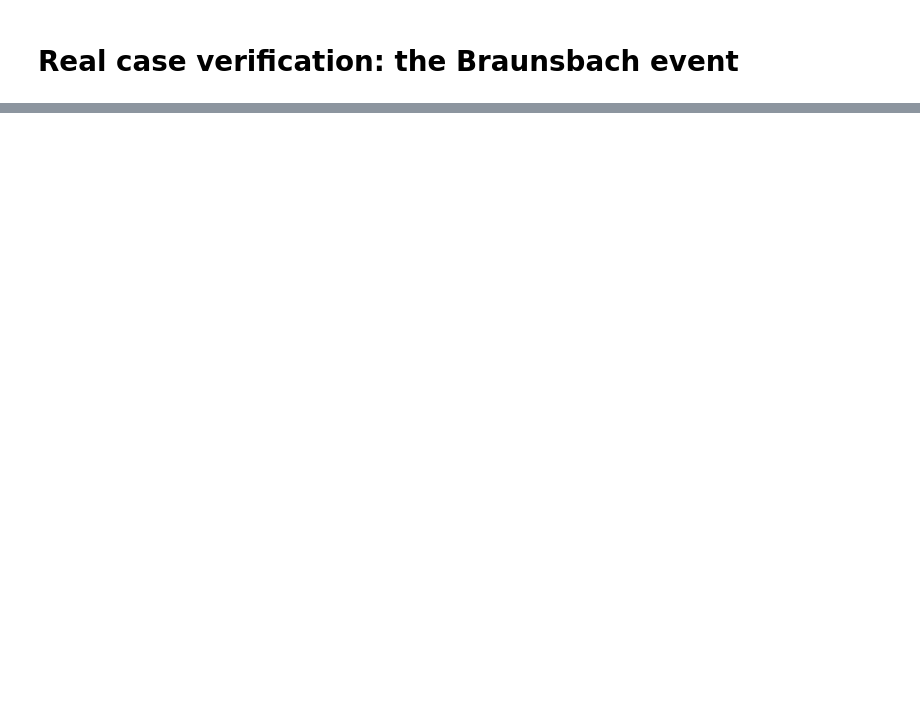
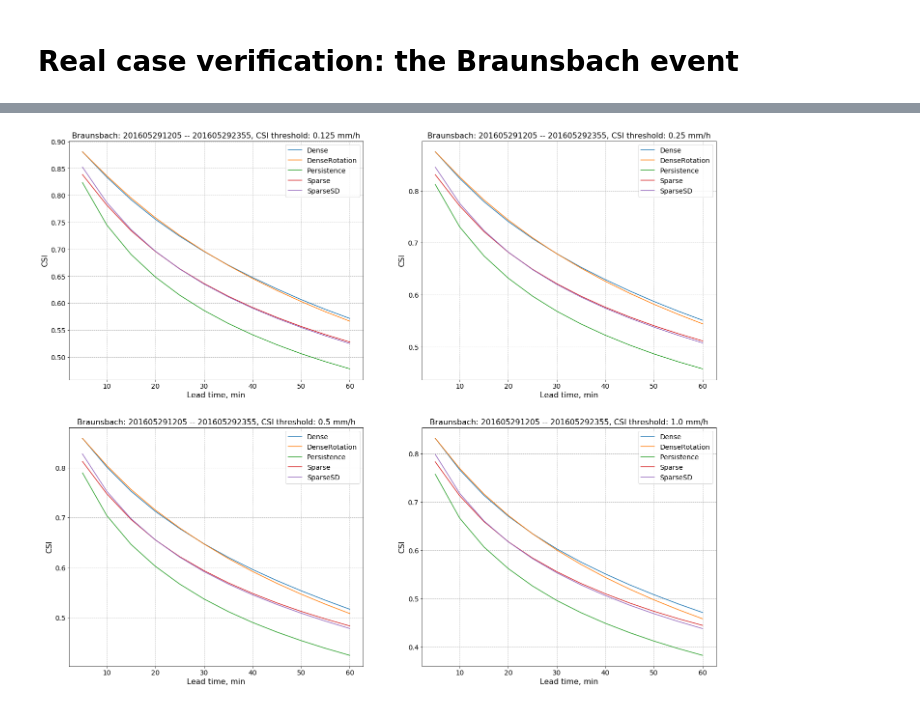
Before and after one commit to hydrogo/rainymotion, a Jupyter notebook: docs/source/notebooks/nowcasting.ipynb, the cells around one changed output, grey strips where cells are left out. Drawn from its saved outputs; the diff is of its cells as text; code cells hidden in the pictures; blank space fills up the shorter version.

Commit message:
recalculation with the brand new RYScaler; convertion options were added to utils

```diff
--- a/docs/source/notebooks/nowcasting.ipynb
+++ b/docs/source/notebooks/nowcasting.ipynb
@@ -148,9 +149,15 @@ def calculate_metrics_dict(eval_instance, results_instance,
 
             metrics_dict[model_name][key] = {model_name: {"CSI": None, "MAE": None}}
 
+            # observed ground-truth
             o = results_instance["GT"][key][()]
 
+            # results of nowcasting
             s = results_instance[model_name][key][()]
+
+            # convert values from depth (mm) to intensity (mm/h)
+            o = utils.depth2intensity(o)
+            s = utils.depth2intensity(s)
 
             metrics_dict[model_name][key]["CSI"] = calculate_CSI(o, s)
             metrics_dict[model_name][key]["MAE"] = calculate_MAE(o, s)
@@ -158,4 +165,4 @@ def calculate_metrics_dict(eval_instance, results_instance,
     return metrics_dict
 # %%
 %%time
-metrics_dict = calculate_metrics_dict(eval_idx, results, model_names=["Persistence", "Sparse", "SparseSD"])
+metrics_dict = calculate_metrics_dict(eval_idx, results)
@@ -165,7 +175,7 @@ np.save("../data/results_metrics.npy", metrics_dict)
 def MAE_simple_plot(metrics_dict, ax, axis=0):
 
     ### data preparation block ###
-
+    event_name = "Braunsbach"
     # create a useful keys
     model_names = sorted(list(metrics_dict.keys()))
 
@@ -191,11 +201,13 @@ def MAE_simple_plot(metrics_dict, ax, axis=0):
         ax.plot(t, data_to_plot, label=model)
 
     ax.grid(linestyle="--")
-    ax.legend()
+    ax.legend(fontsize=14)
 
-    ax.set_title("Event starts: {}, ends: {}".format(main_keys[0], main_keys[-1]))
-    ax.set_xlabel("Lead time, min")
-    ax.set_ylabel("MAE, mm")
+    ax.set_title("{}: {} -- {}".format(event_name.title(), main_keys[0], main_keys[-1]), fontsize=16)
+    ax.set_xlabel("Lead time, min", fontdict={"size": 16})
+    ax.set_ylabel("MAE, mm/h", fontdict={"size": 16})
+
+    ax.tick_params(labelsize=14)
 
     return ax
 # %%
@@ -207,7 +221,7 @@ def CSI_simple_plot(metrics_dict, threshold, ax):
     """
     threshold should be a string from ['0.125', '0.25', '0.5', '1.0']
     """
-
+    event_name = "Braunsbach"
     # create a useful keys
     model_names = sorted(list(metrics_dict.keys()))
 
@@ -230,18 +244,24 @@ def CSI_simple_plot(metrics_dict, threshold, ax):
         ax.plot(t, data_to_plot, label=model)
 
     ax.grid(linestyle="--")
-    ax.legend()
+    ax.legend(fontsize=14)
 
-    ax.set_title("Event starts: {}, ends: {}, CSI threshold: {}".format(main_keys[0],
-                                                                        main_keys[-1],
-                                                                        threshold))
+    ax.set_title("{}: {} -- {}, CSI threshold: {} mm/h".format(event_name.title(),
+                                                               main_keys[0],
+                                                               main_keys[-1],
+                                                               threshold),
+                 fontsize=16)
 
-    ax.set_xlabel("Lead time, min")
-    ax.set_ylabel("CSI")
+    ax.set_xlabel("Lead time, min", fontdict={"size": 16})
+    ax.set_ylabel("CSI", fontdict={"size": 16})
+
+    ax.tick_params(labelsize=14)
 
     return ax
 # %%
-fig, axes = plt.subplots(2, 2, figsize=(20,20))
+fig, axes = plt.subplots(2, 2, figsize=(24,20))
 axes = axes.ravel()
 for i, threshold in enumerate(['0.125', '0.25', '0.5', '1.0']):
     axes[i] = CSI_simple_plot(metrics_dict, threshold, axes[i])
+# %% [output]
+[figure, added]
```
Also changed, not shown: parts of 10 cells of this notebook, 2 other files.
